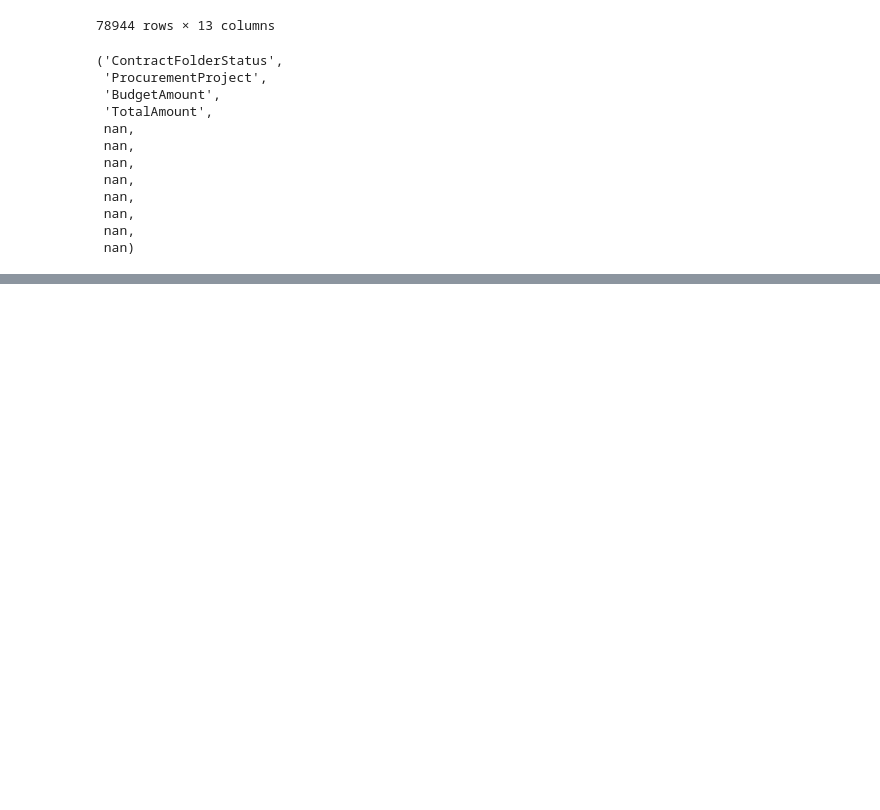
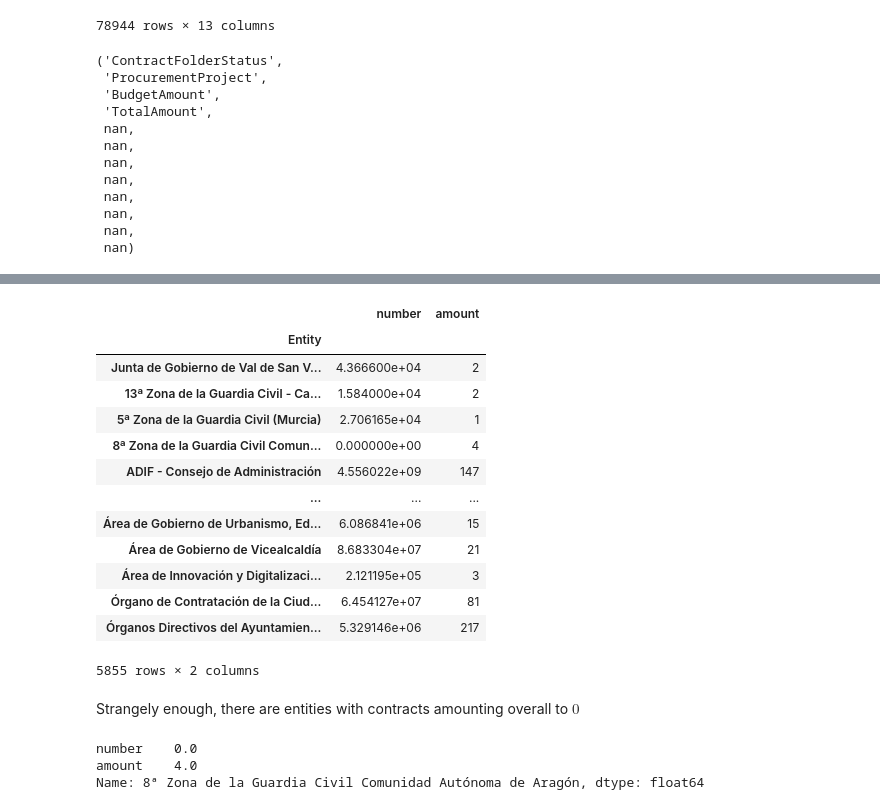
Before and after one commit to manuvazquez/dlsproc, a Jupyter notebook: reports/exploratory.ipynb, the cells around one changed output, grey strips where cells are left out. Saved outputs shown, nothing was run; the diff lists cells and outputs as text; code cells hidden in the pictures; blank space fills up the shorter version.

```diff
--- a/reports/exploratory.ipynb
+++ b/reports/exploratory.ipynb
@@ -387,0 +403,5 @@ insiders_df[[entity_col, amount_col]].groupby(entity_col).sum()
+# %%
+flattened_df = insiders_df[[entity_col, amount_col]].copy()
+flattened_df.columns = flattened_df.columns.to_flat_index()
+flattened_df.columns=['Entity', 'Total amount']
+flattened_df.head()
@@ -387,0 +416,26 @@ insiders_df[[entity_col, amount_col]].groupby(entity_col).sum()
+# %%
+number_amount_df = flattened_df.groupby('Entity').agg(number=('Total amount', 'sum'), amount=('Total amount', 'count'))
+number_amount_df
+# %% [output]
+|  | number | amount |
+| Entity |  |  |
+| Junta de Gobierno de Val de San V... | 4.366600e+04 | 2 |
+| 13ª Zona de la Guardia Civil - Ca... | 1.584000e+04 | 2 |
+| 5ª Zona de la Guardia Civil (Murcia) | 2.706165e+04 | 1 |
+| 8ª Zona de la Guardia Civil Comun... | 0.000000e+00 | 4 |
+| ADIF - Consejo de Administración | 4.556022e+09 | 147 |
+| ... | ... | ... |
+| Área de Gobierno de Urbanismo, Ed... | 6.086841e+06 | 15 |
+| Área de Gobierno de Vicealcaldía | 8.683304e+07 | 21 |
+| Área de Innovación y Digitalizaci... | 2.121195e+05 | 3 |
+| Órgano de Contratación de la Ciud... | 6.454127e+07 | 81 |
+| Órganos Directivos del Ayuntamien... | 5.329146e+06 | 217 |
+5855 rows × 2 columns
+# %% [markdown]
+Strangely enough, there are entities with contracts amounting overall to $0$
+# %%
+number_amount_df.iloc[3]
+# %% [output]
+number    0.0
+amount    4.0
+Name: 8ª Zona de la Guardia Civil Comunidad Autónoma de Aragón, dtype: float64
```
Also changed, not shown: parts of 12 cells of this notebook, 10 other files.
